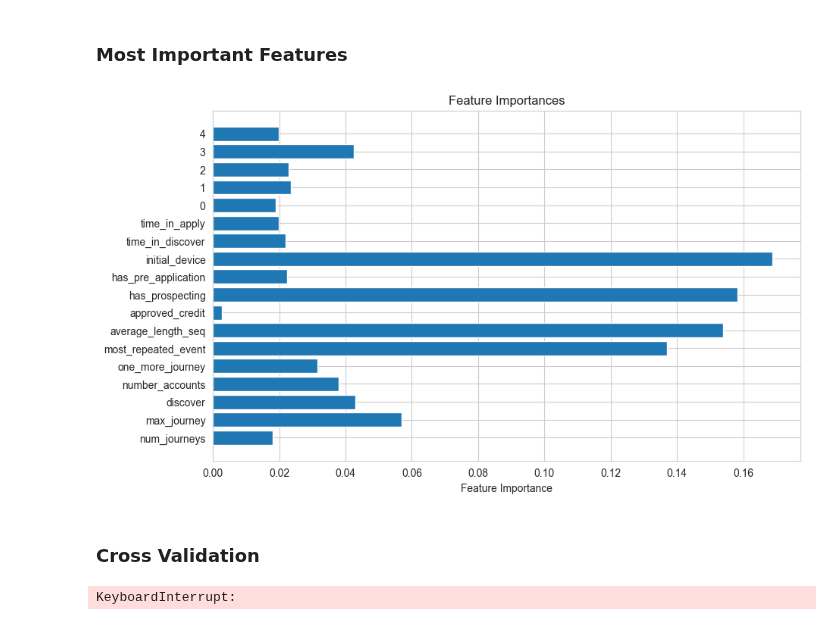
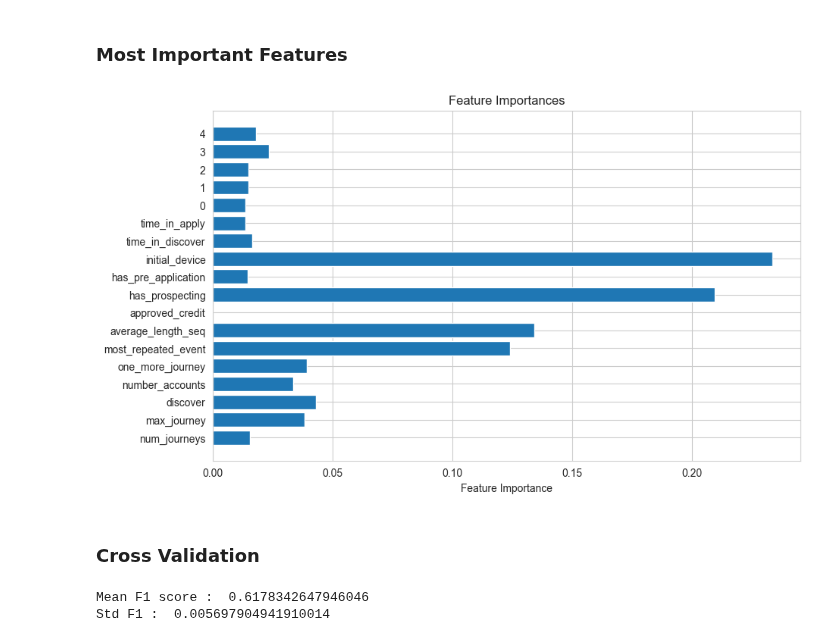
Before and after one commit to taroii/STATSM148, a Jupyter notebook: Python-Files/XGBoost-AxRy.ipynb, the cells around one changed output. Cells and saved outputs as stored; diff of their text form; code cells hidden in the pictures.

```diff
--- a/Python-Files/XGBoost-AxRy.ipynb
+++ b/Python-Files/XGBoost-AxRy.ipynb
@@ -363,26 +371,26 @@ plt.show()
 # %%
 # Train the model
 xgb = XGBClassifier(**best,
-                    random_state=2024, scale_pos_weight = 3.3765612378)
+                    random_state=2024)
 xgb.fit(X,y)
 
 # Columns
 x = list(df_final.drop(columns=['order_ships']).columns)
 x = [str(x_i) for x_i in x]
 
 # Plot the feature importances
 plt.figure(figsize=(10, 6))
 plt.barh(x, xgb.feature_importances_)
 plt.xlabel('Feature Importance')
 plt.title('Feature Importances')
 plt.show()
 # %% [output]
-[figure, old version]
+[figure, new version]
 # %% [markdown]
 ### Cross Validation
 # %%
 # Model
-xgb = XGBClassifier(**best, n_estimators=500, scale_pos_weight = 3.3765612378)
+xgb = XGBClassifier(**best, n_estimators=500)
 
 cv = StratifiedKFold(n_splits=5, shuffle=True, random_state=2024)
 scores = cross_val_score(xgb, X, y, cv=cv, scoring='f1')
@@ -390,4 +398,5 @@ scores = cross_val_score(xgb, X, y, cv=cv, scoring='f1')
 print('Mean F1 score : ', scores.mean())
 print('Std F1 : ', scores.std())
 # %% [output]
-KeyboardInterrupt:
+Mean F1 score :  0.6178342647946046
+Std F1 :  0.005697904941910014
```
Also changed, not shown: parts of 3 cells of this notebook.
